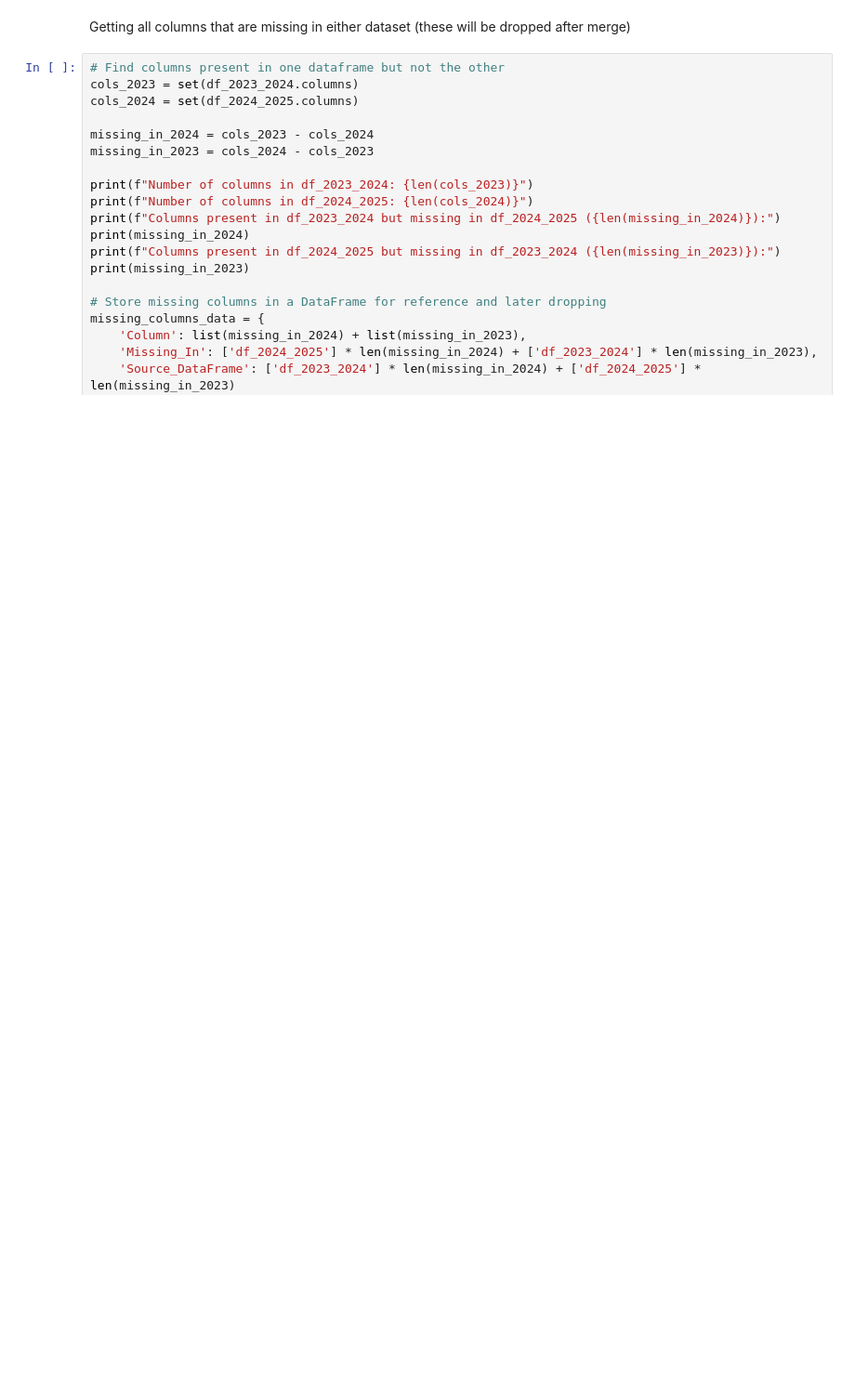
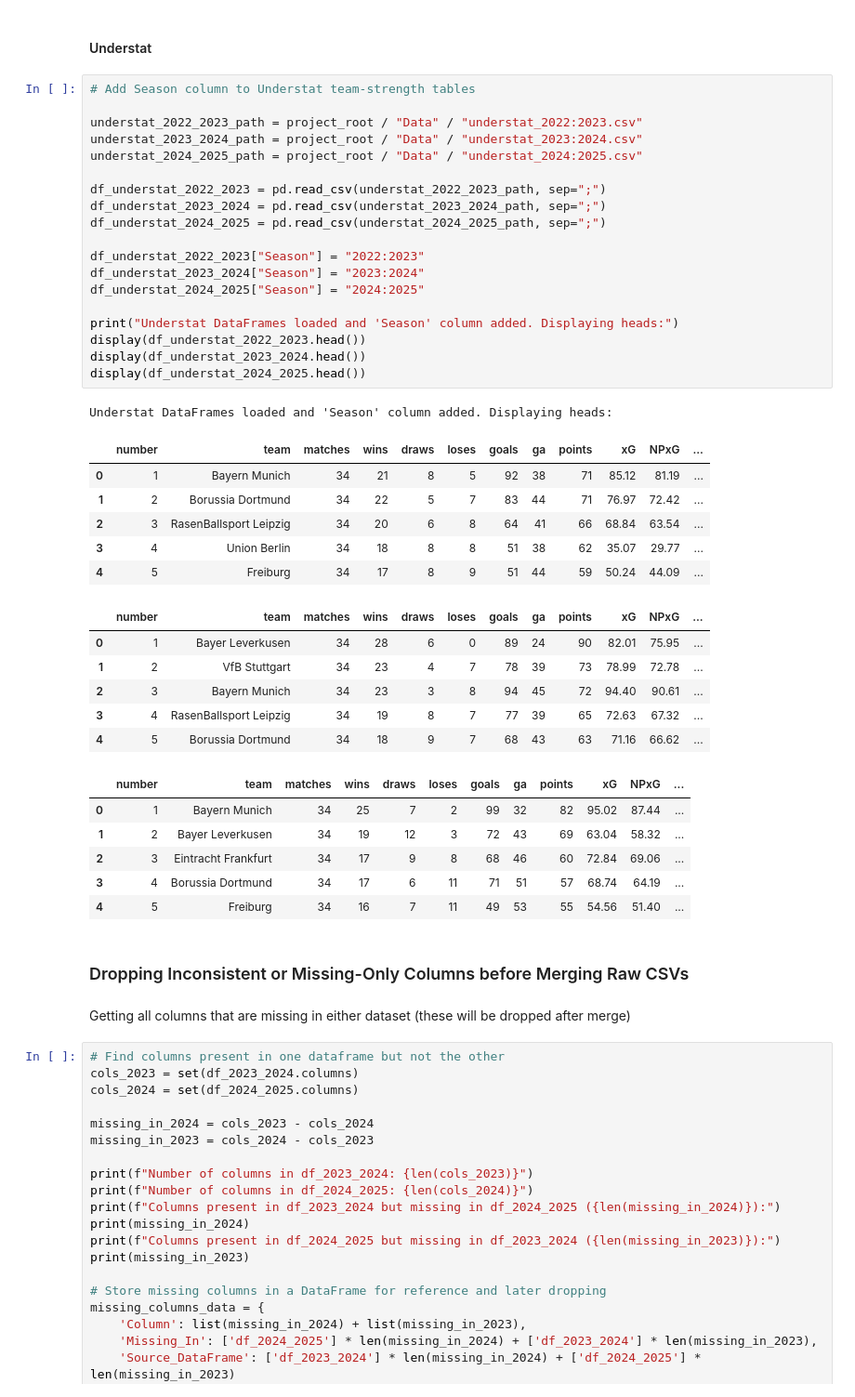
Before and after one commit to Acon3078/corners, a Jupyter notebook: Notebook_FTHG.ipynb, the cells around one changed output. Shown at 93% size. Saved outputs shown, nothing was run; the diff lists cells and outputs as text; blank space fills up the shorter version.

```diff
--- a/Notebook_FTHG.ipynb
+++ b/Notebook_FTHG.ipynb
@@ -143,3 +302,46 @@ DataFrame 'df_2024_2025' loaded and 'Season' column added. Displaying head:
+# %% [markdown]
+#### Understat
+# %%
+# Add Season column to Understat team-strength tables
+
+understat_2022_2023_path = project_root / "Data" / "understat_2022:2023.csv"
+understat_2023_2024_path = project_root / "Data" / "understat_2023:2024.csv"
+understat_2024_2025_path = project_root / "Data" / "understat_2024:2025.csv"
+
+df_understat_2022_2023 = pd.read_csv(understat_2022_2023_path, sep=";")
+df_understat_2023_2024 = pd.read_csv(understat_2023_2024_path, sep=";")
+df_understat_2024_2025 = pd.read_csv(understat_2024_2025_path, sep=";")
+
+df_understat_2022_2023["Season"] = "2022:2023"
+df_understat_2023_2024["Season"] = "2023:2024"
+df_understat_2024_2025["Season"] = "2024:2025"
+
+print("Understat DataFrames loaded and 'Season' column added. Displaying heads:")
+display(df_understat_2022_2023.head())
+display(df_understat_2023_2024.head())
+display(df_understat_2024_2025.head())
+# %% [output]
+Understat DataFrames loaded and 'Season' column added. Displaying heads:
+|  | number | team | matches | wins | draws | loses | goals | ga | points | xG | NPxG | ... |
+| 0 | 1 | Bayern Munich | 34 | 21 | 8 | 5 | 92 | 38 | 71 | 85.12 | 81.19 | ... |
+| 1 | 2 | Borussia Dortmund | 34 | 22 | 5 | 7 | 83 | 44 | 71 | 76.97 | 72.42 | ... |
+| 2 | 3 | RasenBallsport Leipzig | 34 | 20 | 6 | 8 | 64 | 41 | 66 | 68.84 | 63.54 | ... |
+| 3 | 4 | Union Berlin | 34 | 18 | 8 | 8 | 51 | 38 | 62 | 35.07 | 29.77 | ... |
+| 4 | 5 | Freiburg | 34 | 17 | 8 | 9 | 51 | 44 | 59 | 50.24 | 44.09 | ... |
+|  | number | team | matches | wins | draws | loses | goals | ga | points | xG | NPxG | ... |
+| 0 | 1 | Bayer Leverkusen | 34 | 28 | 6 | 0 | 89 | 24 | 90 | 82.01 | 75.95 | ... |
+| 1 | 2 | VfB Stuttgart | 34 | 23 | 4 | 7 | 78 | 39 | 73 | 78.99 | 72.78 | ... |
+| 2 | 3 | Bayern Munich | 34 | 23 | 3 | 8 | 94 | 45 | 72 | 94.40 | 90.61 | ... |
+| 3 | 4 | RasenBallsport Leipzig | 34 | 19 | 8 | 7 | 77 | 39 | 65 | 72.63 | 67.32 | ... |
+| 4 | 5 | Borussia Dortmund | 34 | 18 | 9 | 7 | 68 | 43 | 63 | 71.16 | 66.62 | ... |
+|  | number | team | matches | wins | draws | loses | goals | ga | points | xG | NPxG | ... |
+| 0 | 1 | Bayern Munich | 34 | 25 | 7 | 2 | 99 | 32 | 82 | 95.02 | 87.44 | ... |
+| 1 | 2 | Bayer Leverkusen | 34 | 19 | 12 | 3 | 72 | 43 | 69 | 63.04 | 58.32 | ... |
+| 2 | 3 | Eintracht Frankfurt | 34 | 17 | 9 | 8 | 68 | 46 | 60 | 72.84 | 69.06 | ... |
+| 3 | 4 | Borussia Dortmund | 34 | 17 | 6 | 11 | 71 | 51 | 57 | 68.74 | 64.19 | ... |
+| 4 | 5 | Freiburg | 34 | 16 | 7 | 11 | 49 | 53 | 55 | 54.56 | 51.40 | ... |
+# %% [markdown]
+### Dropping Inconsistent or Missing-Only Columns before Merging Raw CSVs
 # %% [markdown]
 Getting all columns that are missing in either dataset (these will be dropped after merge)
 # %%
```
Also changed, not shown: parts of 77 cells of this notebook, 8 other files.
